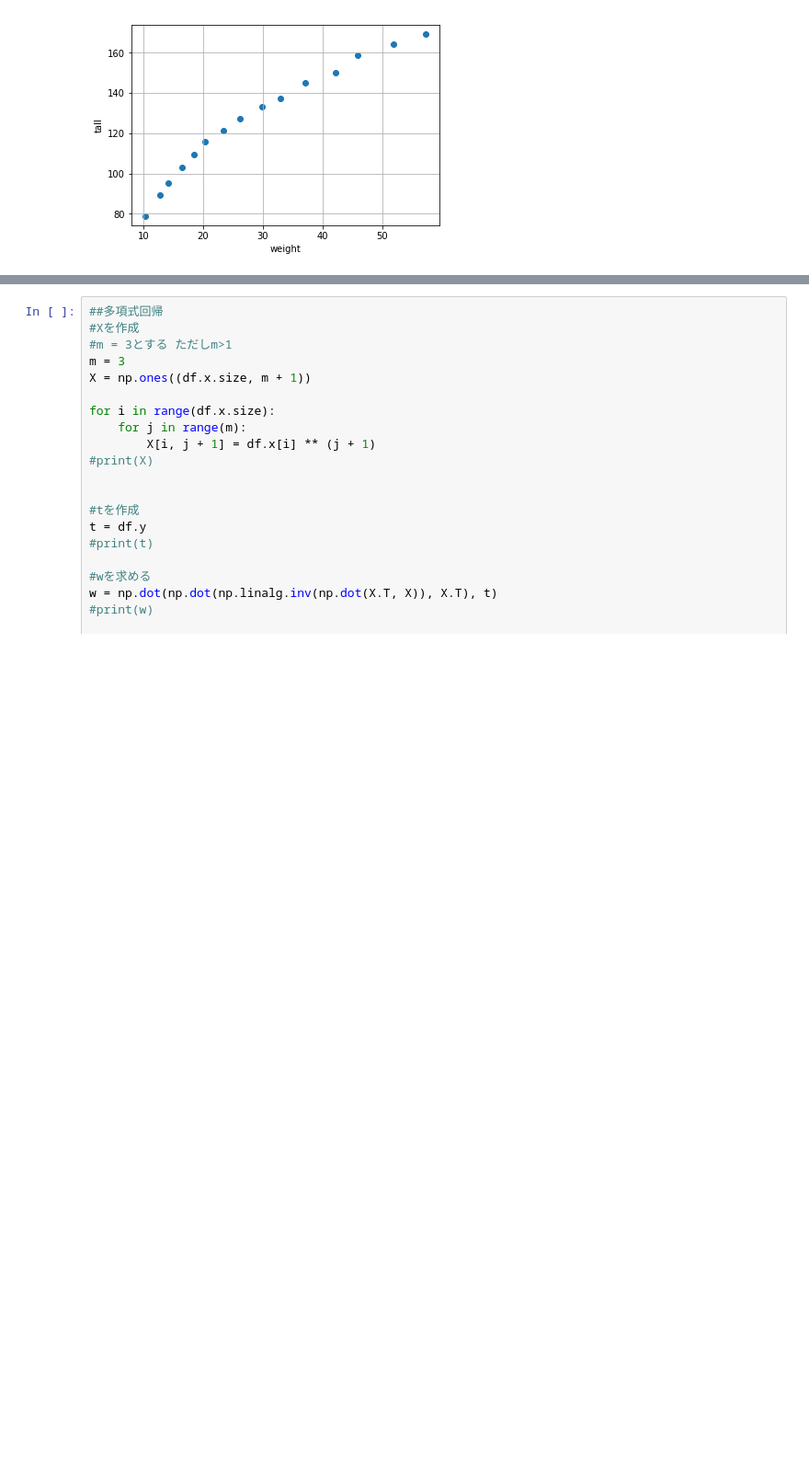
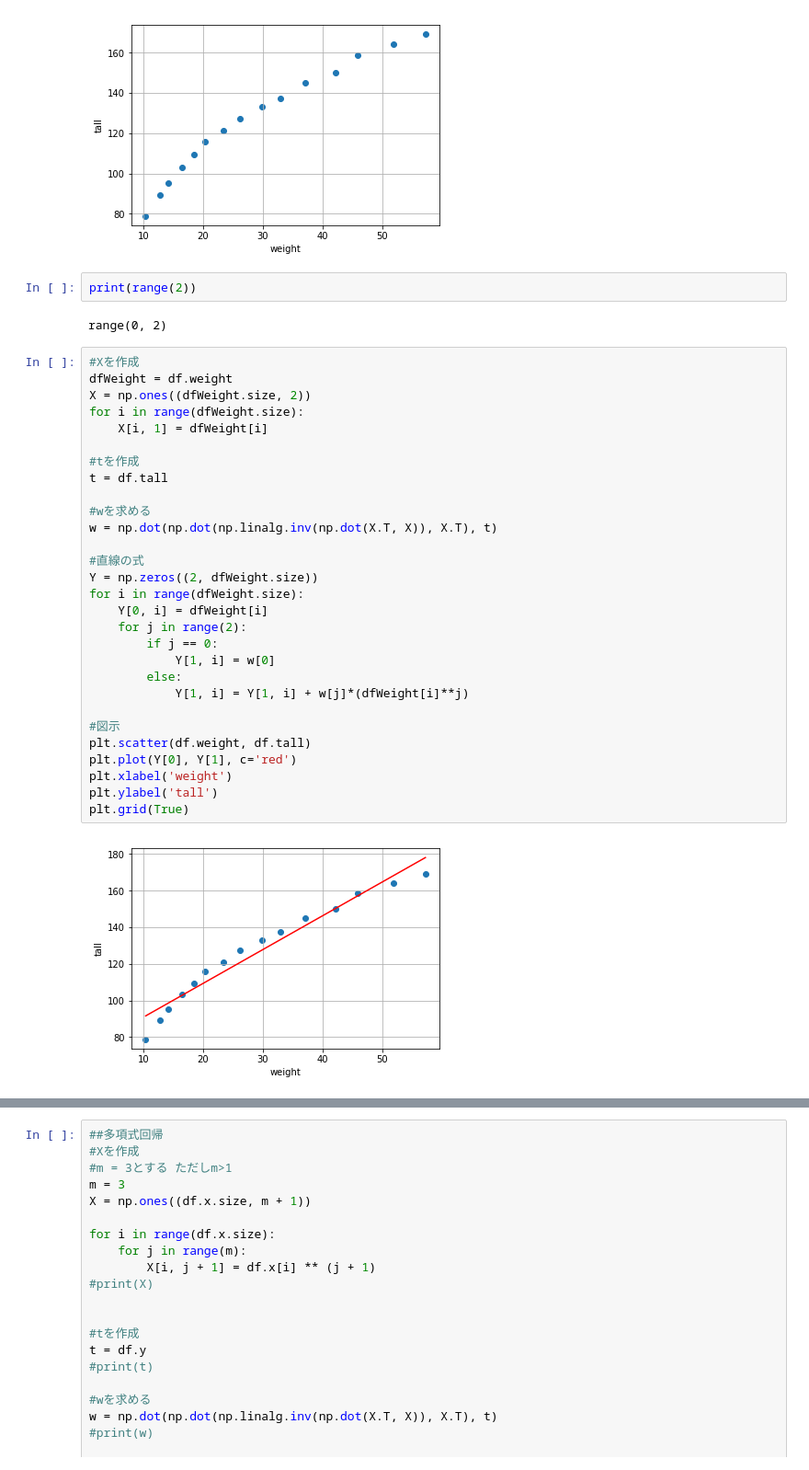
Before and after one commit to ogapiyo/PRML, a Jupyter notebook: Cycle2/practice.ipynb, the cells around one changed output, grey strips where cells are left out. Shown at 92% size. Cells and saved outputs as stored; diff of their text form; blank space fills up the shorter version.

```diff
--- a/Cycle2/practice.ipynb
+++ b/Cycle2/practice.ipynb
@@ -36,3 +34,38 @@ plt.ylabel('tall')
 plt.grid(True)
 # %% [output]
 [figure]
+# %%
+print(range(2))
+# %% [output]
+range(0, 2)
+# %%
+#Xを作成
+dfWeight = df.weight
+X = np.ones((dfWeight.size, 2))
+for i in range(dfWeight.size):
+    X[i, 1] = dfWeight[i]
+
+#tを作成
+t = df.tall
+
+#wを求める
+w = np.dot(np.dot(np.linalg.inv(np.dot(X.T, X)), X.T), t)
+
+#直線の式
+Y = np.zeros((2, dfWeight.size))
+for i in range(dfWeight.size):
+    Y[0, i] = dfWeight[i]
+    for j in range(2):
+        if j == 0:
+            Y[1, i] = w[0]
+        else:
+            Y[1, i] = Y[1, i] + w[j]*(dfWeight[i]**j)
+
+#図示
+plt.scatter(df.weight, df.tall)
+plt.plot(Y[0], Y[1], c='red')
+plt.xlabel('weight')
+plt.ylabel('tall')
+plt.grid(True)
+# %% [output]
+[figure, added]
```
Also changed, not shown: parts of 12 cells of this notebook, 1 other file.
